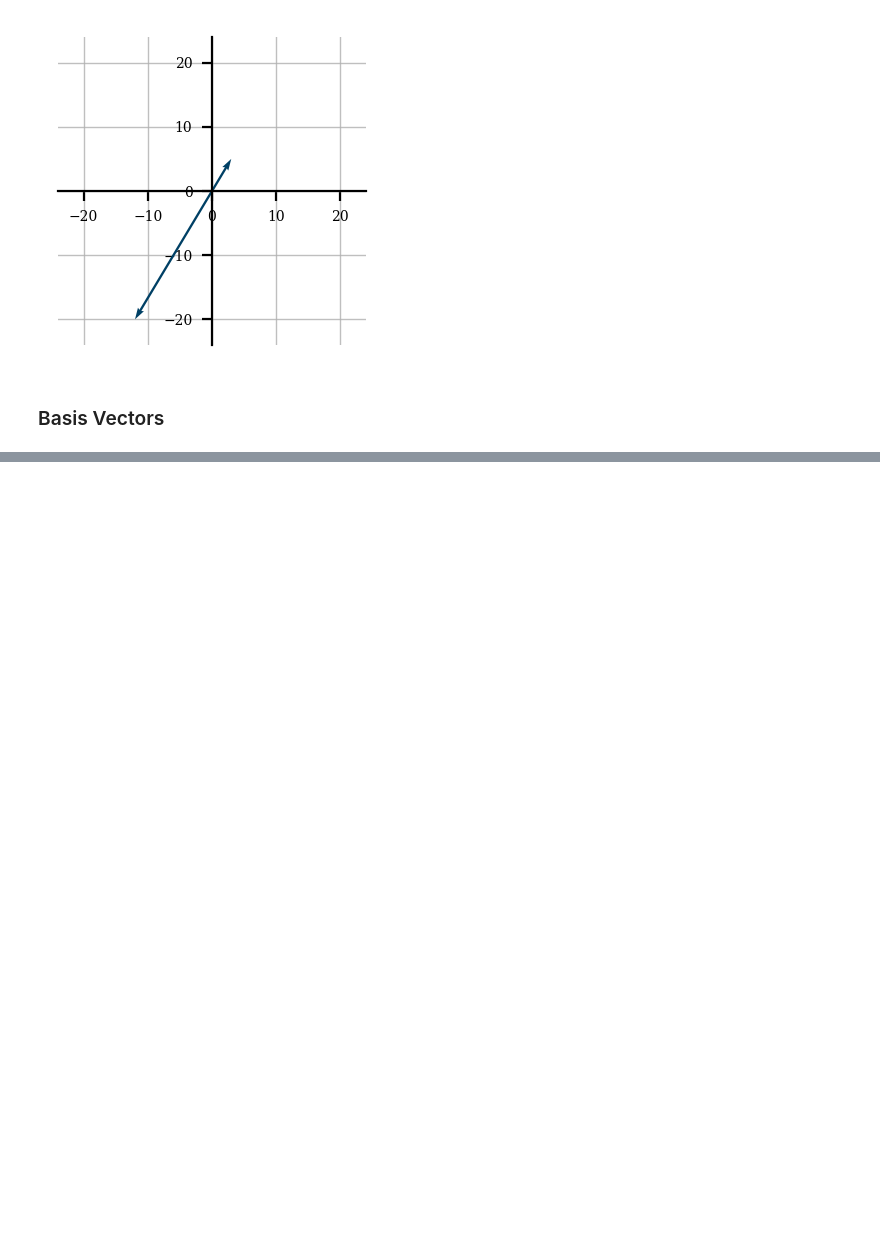
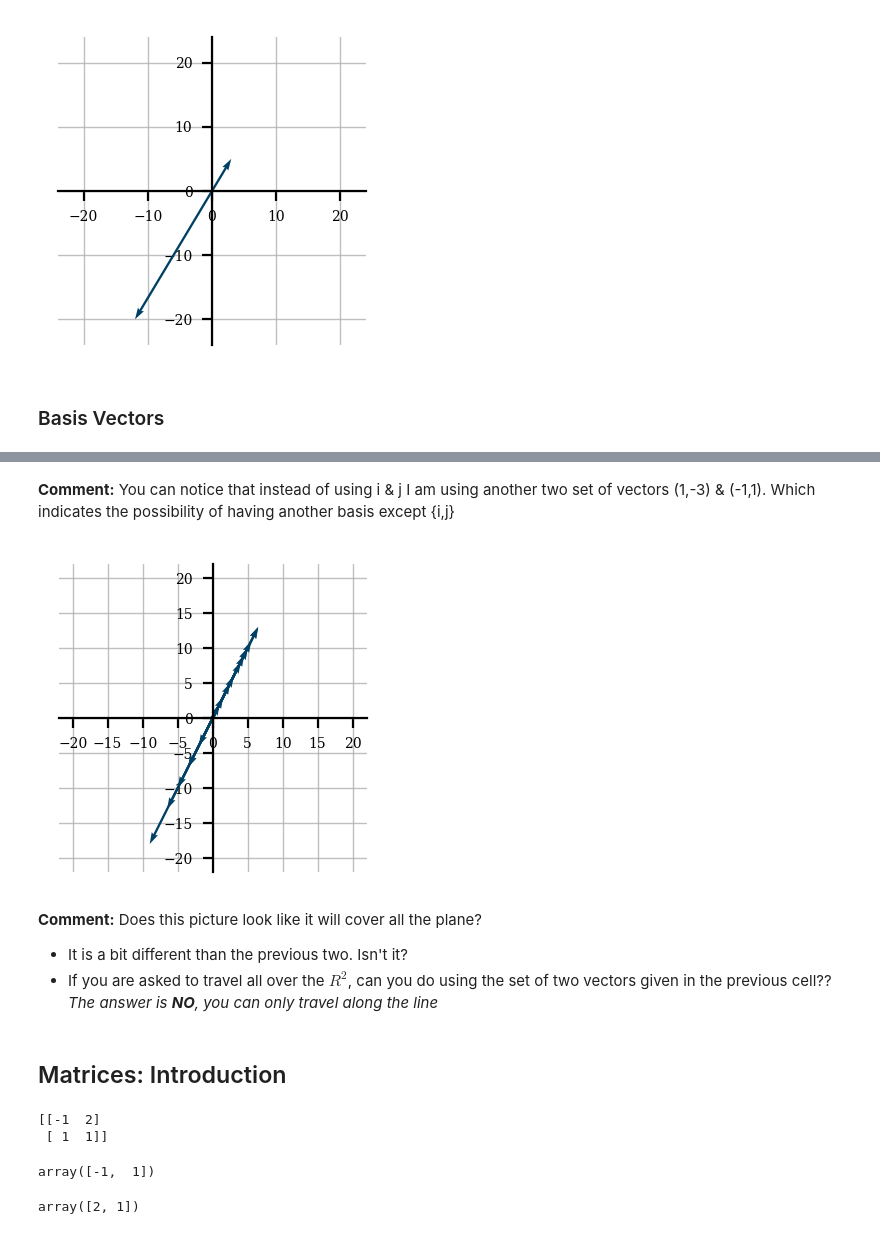
Before and after one commit to BmSatadru/LinearAlgebra_UsingPython, a Jupyter notebook: LinearAlgebra_Part1.ipynb, the cells around one changed output, grey strips where cells are left out. Drawn from its saved outputs; the diff is of its cells as text; code cells hidden in the pictures; blank space fills up the shorter version.

```diff
--- a/LinearAlgebra_Part1.ipynb
+++ b/LinearAlgebra_Part1.ipynb
@@ -587,0 +620,33 @@ plot_vector(vectors)
+# %% [markdown]
+**Comment:** You can notice that instead of using i & j I am using another two set of vectors (1,-3) & (-1,1). Which indicates the possibility of having another basis except {i,j}
+# %%
+from numpy.random import randint
+v_s = []
+for _ in range(20):
+    m = randint(-10, 10)
+    n = randint(-8,8)
+    v_s.append(m*numpy.array((1,2))+n*numpy.array((0.5,1)))
+plot_vector(v_s)
+# %% [output]
+[figure, added]
+# %% [markdown]
+**Comment:** Does this picture look like it will cover all the plane?
+- It is a bit different than the previous two. Isn't it?
+- If you are asked to travel all over the $R^2$, can you do using the set of two vectors given in the previous cell??
+_The answer is **NO**, you can only travel along the line_
+# %% [markdown]
+## Matrices: Introduction
+# %%
+A = numpy.array([[-1,2], [1,1]])
+print(A)
+# %% [output]
+[[-1  2]
+ [ 1  1]]
+# %%
+A.dot(i)
+# %% [output]
+array([-1,  1])
+# %%
+A.dot(j)
+# %% [output]
+array([2, 1])
```
Also changed, not shown: parts of 7 cells of this notebook.
